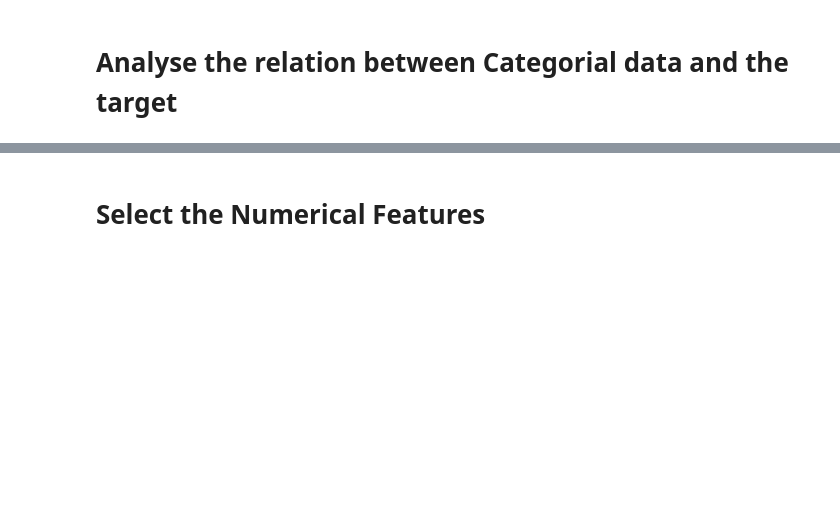
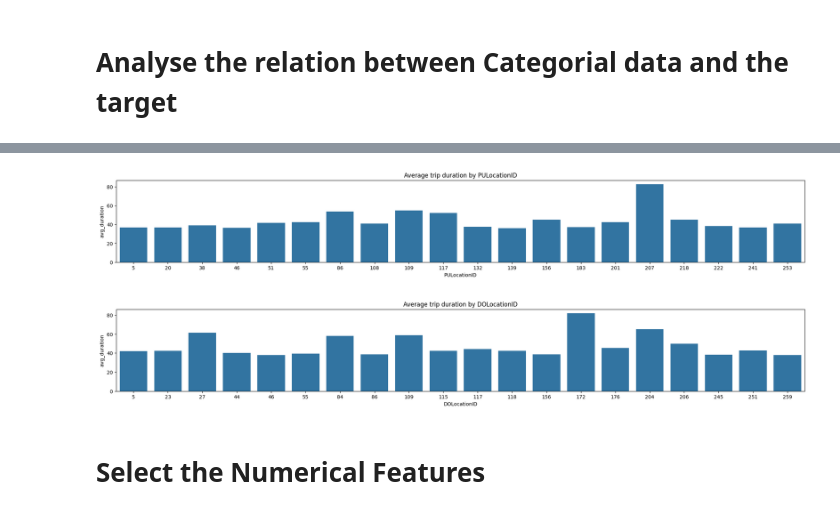
Before and after one commit to Maryemelb/LogiTrack_etl, a Jupyter notebook: Nootbooks/eda.ipynb, the cells around one changed output, grey strips where cells are left out. Drawn from its saved outputs; the diff is of its cells as text; code cells hidden in the pictures; blank space fills up the shorter version.

```diff
--- a/Nootbooks/eda.ipynb
+++ b/Nootbooks/eda.ipynb
@@ -175,3 +215,19 @@ only showing top 2 rows
+# %%
+from pyspark.sql.functions import avg, desc
+
+high_categorial_cols= ["PULocationID","DOLocationID"]
+for col in high_categorial_cols:
+   agg = (
+    categrial_df.groupBy(col).agg(avg("dure_trajet").alias("avg_duration")).orderBy(desc("avg_duration")).limit(20)
+    )
+   pdf = agg.toPandas()
+   plt.figure(figsize= (25,3))
+   sns.barplot(data=pdf, x=col, y="avg_duration")
+   plt.title(f"Average trip duration by {col}")
+   plt.show()
+# %% [output]
+[figure, added]
+[figure, added]
 # %% [markdown]
 # Select the Numerical Features
 # %%
```
Also changed, not shown: parts of 14 cells of this notebook, 2 other files.
